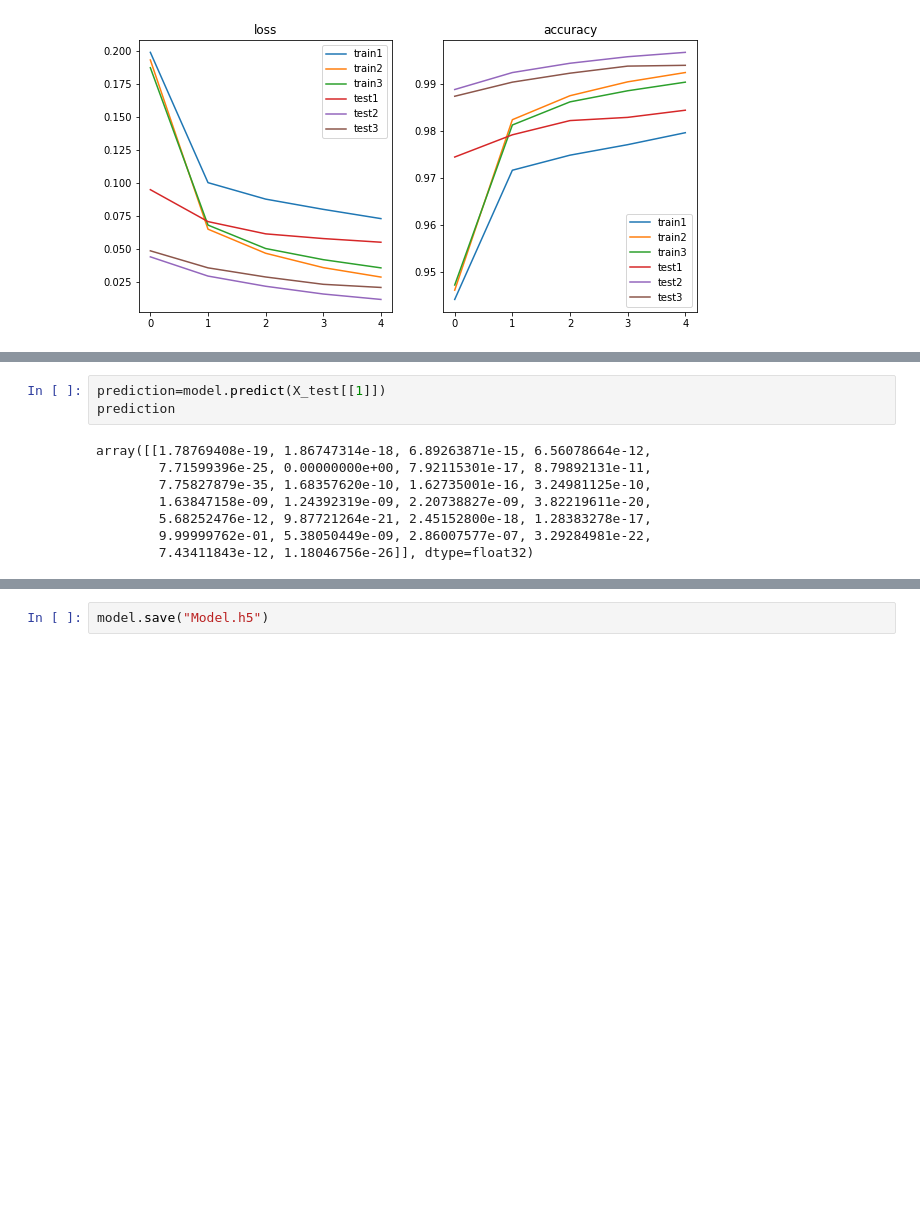
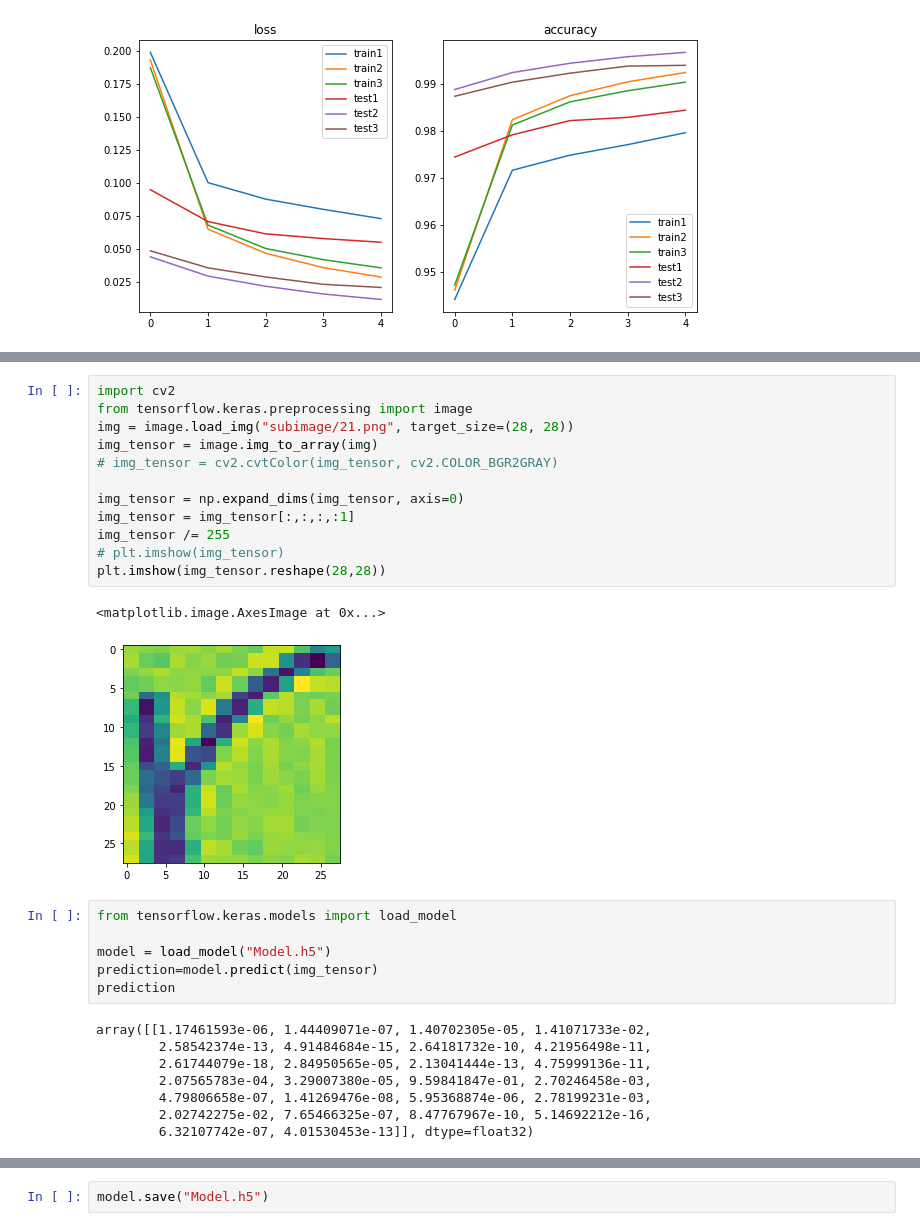
Before and after one commit to chintan-27/HandwrittenLetterRecognition, a Jupyter notebook: LetterRecognitionModel.ipynb, the cells around one changed output, grey strips where cells are left out. Drawn from its saved outputs; the diff is of its cells as text; blank space fills up the shorter version.

Commit message:
Predictions

```diff
--- a/LetterRecognitionModel.ipynb
+++ b/LetterRecognitionModel.ipynb
@@ -300,14 +320,32 @@ plt.imshow(X_test[[1]].reshape(28,28),cmap='Greys')
+# %%
+import cv2
+from tensorflow.keras.preprocessing import image
+img = image.load_img("subimage/21.png", target_size=(28, 28))
+img_tensor = image.img_to_array(img)
+# img_tensor = cv2.cvtColor(img_tensor, cv2.COLOR_BGR2GRAY)
+
+img_tensor = np.expand_dims(img_tensor, axis=0)
+img_tensor = img_tensor[:,:,:,:1]
+img_tensor /= 255
+# plt.imshow(img_tensor)
+plt.imshow(img_tensor.reshape(28,28))
+# %% [output]
+<matplotlib.image.AxesImage at 0x...>
+[figure, added]
 # %%
-prediction=model.predict(X_test[[1]])
+from tensorflow.keras.models import load_model
+
+model = load_model("Model.h5")
+prediction=model.predict(img_tensor)
 prediction
 # %% [output]
-array([[1.78769408e-19, 1.86747314e-18, 6.89263871e-15, 6.56078664e-12,
-        7.71599396e-25, 0.00000000e+00, 7.92115301e-17, 8.79892131e-11,
-        7.75827879e-35, 1.68357620e-10, 1.62735001e-16, 3.24981125e-10,
-        1.63847158e-09, 1.24392319e-09, 2.20738827e-09, 3.82219611e-20,
-        5.68252476e-12, 9.87721264e-21, 2.45152800e-18, 1.28383278e-17,
-        9.99999762e-01, 5.38050449e-09, 2.86007577e-07, 3.29284981e-22,
-        7.43411843e-12, 1.18046756e-26]], dtype=float32)
+array([[1.17461593e-06, 1.44409071e-07, 1.40702305e-05, 1.41071733e-02,
+        2.58542374e-13, 4.91484684e-15, 2.64181732e-10, 4.21956498e-11,
+        2.61744079e-18, 2.84950565e-05, 2.13041444e-13, 4.75999136e-11,
+        2.07565783e-04, 3.29007380e-05, 9.59841847e-01, 2.70246458e-03,
+        4.79806658e-07, 1.41269476e-08, 5.95368874e-06, 2.78199231e-03,
+        2.02742275e-02, 7.65466325e-07, 8.47767967e-10, 5.14692212e-16,
+        6.32107742e-07, 4.01530453e-13]], dtype=float32)
 # %%
 #Preparation for this predction.
 alphabets="abcdefghijklmnopqrstuvwxyz"
```
Also changed, not shown: parts of 3 cells of this notebook, 3 other files.
